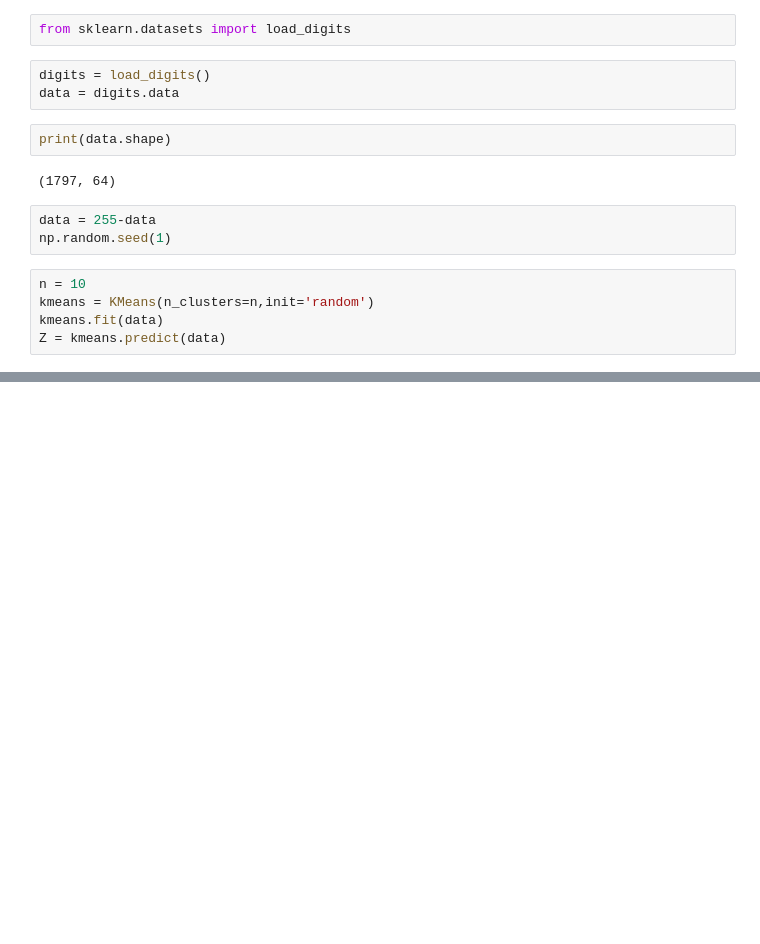
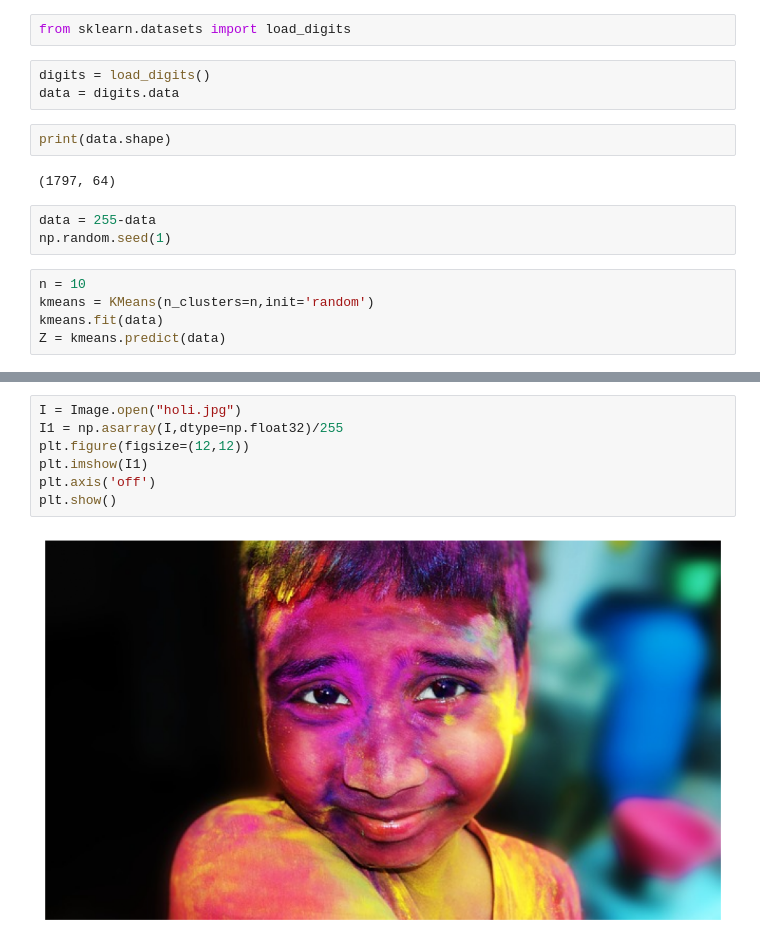
Before and after one commit to fvilcaqui/KMeans, a Jupyter notebook: Ejercicio2.ipynb, the cells around one changed output, grey strips where cells are left out. Drawn from its saved outputs; the diff is of its cells as text; blank space fills up the shorter version.

```diff
--- a/Ejercicio2.ipynb
+++ b/Ejercicio2.ipynb
@@ -46,0 +62,9 @@ ValueError: Number of rows must be a positive integer, not 19.0
+# %%
+I = Image.open("holi.jpg")
+I1 = np.asarray(I,dtype=np.float32)/255
+plt.figure(figsize=(12,12))
+plt.imshow(I1)
+plt.axis('off')
+plt.show()
+# %% [output]
+[figure, added]
```
Also changed, not shown: parts of 20 cells of this notebook, 3 other files.
